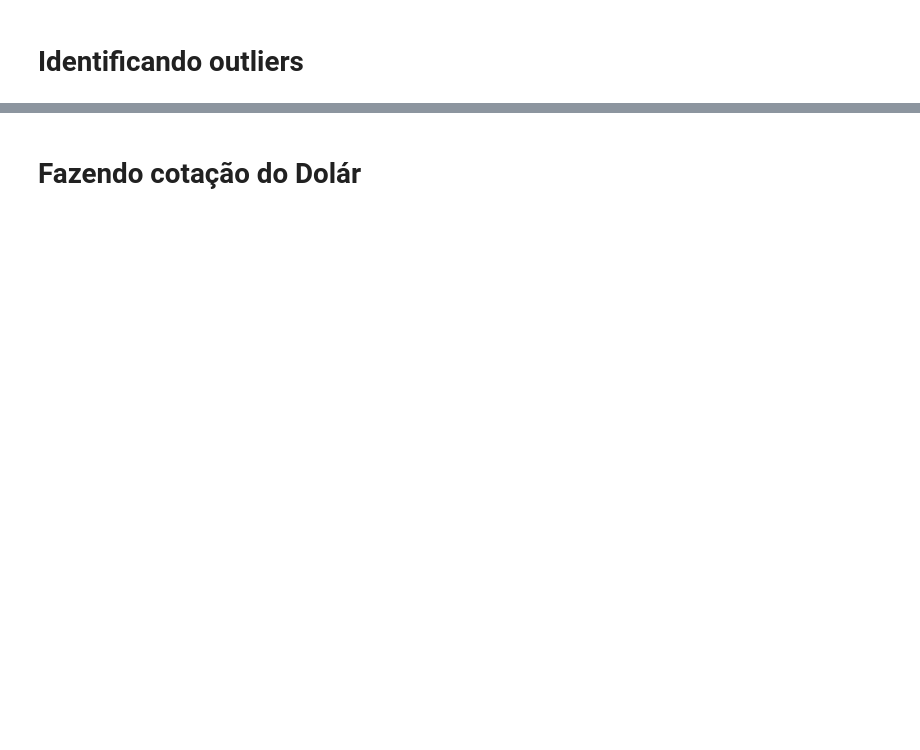
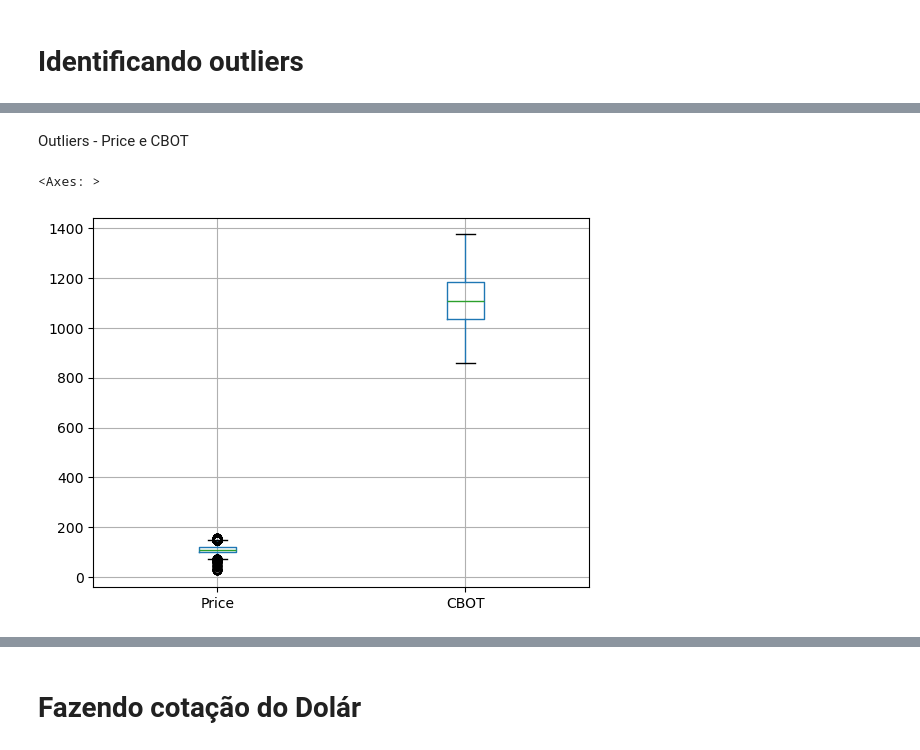
Before and after one commit to Miguelmdcc/Desafio_IA, a Jupyter notebook: Code/main.ipynb, the cells around one changed output, grey strips where cells are left out. Drawn from its saved outputs; the diff is of its cells as text; code cells hidden in the pictures; blank space fills up the shorter version.

```diff
--- a/Code/main.ipynb
+++ b/Code/main.ipynb
@@ -163,0 +170,4 @@ data_min, data_max
+# %%
+mercado_filtrado['Price'] = mercado_filtrado['Price'].fillna(mercado_filtrado['Price'].median())
+mercado_filtrado['CBOT'] = mercado_filtrado['CBOT'].fillna(mercado_filtrado['CBOT'].median())
+mercado_filtrado.isnull().sum()
@@ -177,0 +197,7 @@ soja.plot(x='Date', y='Price', kind='line', title='Preço do Soja', xlabel='Data
+# %% [markdown]
+Outliers - Price e CBOT
+# %%
+mercado_filtrado.boxplot(column=['Price','CBOT'])
+# %% [output]
+<Axes: >
+[figure, added]
```
Also changed, not shown: parts of 42 cells of this notebook.
